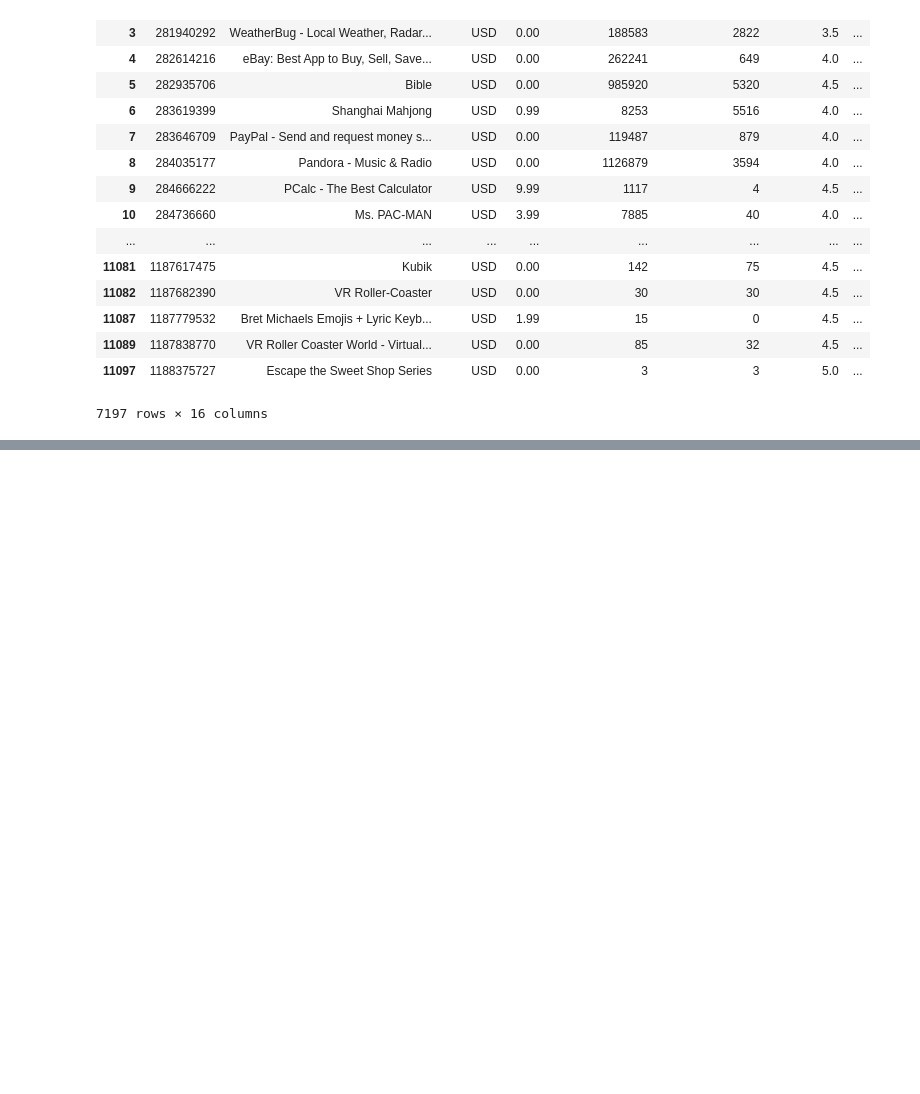
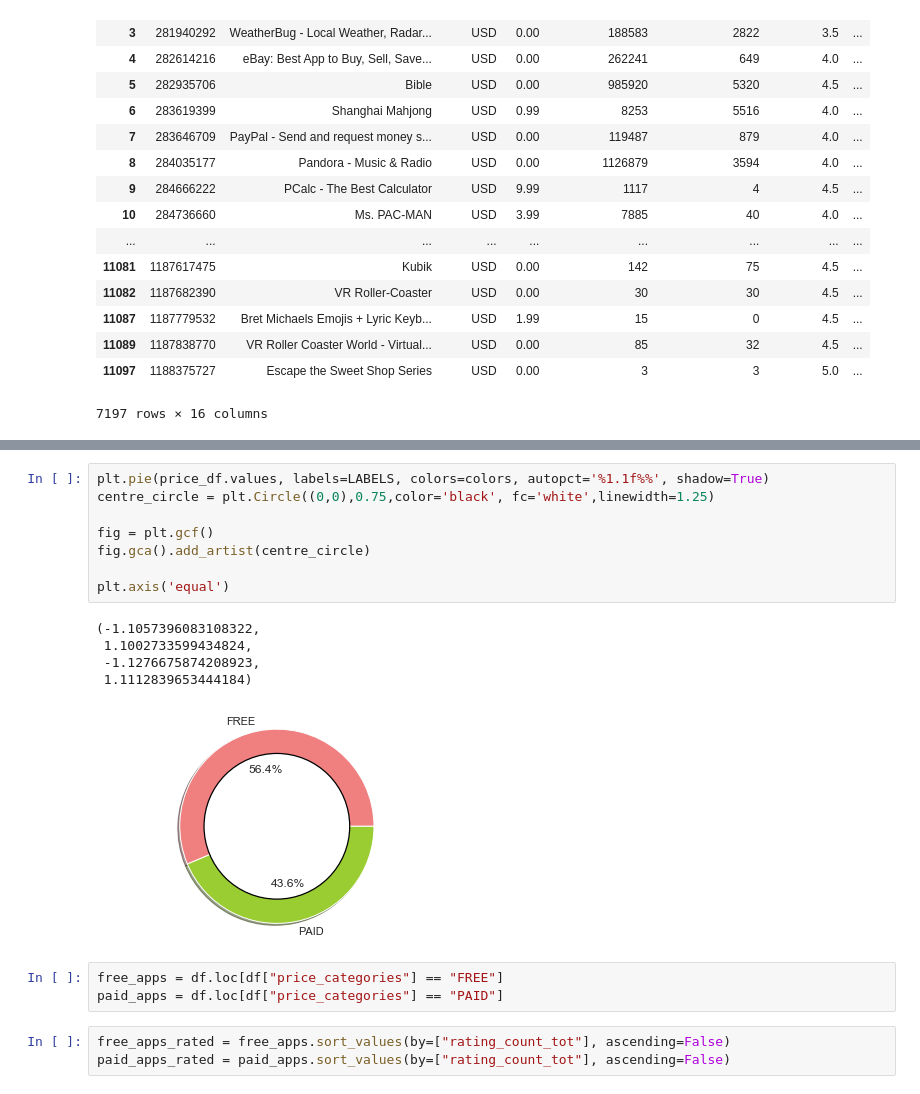
Before and after one commit to Sukhrobjon/DS-1.1, a Jupyter notebook: app_store_dataset/checking_out_data.ipynb, the cells around one changed output, grey strips where cells are left out. Drawn from its saved outputs; the diff is of its cells as text; blank space fills up the shorter version.

```diff
--- a/app_store_dataset/checking_out_data.ipynb
+++ b/app_store_dataset/checking_out_data.ipynb
@@ -191,0 +226,20 @@ df
+# %%
+plt.pie(price_df.values, labels=LABELS, colors=colors, autopct='%1.1f%%', shadow=True)
+centre_circle = plt.Circle((0,0),0.75,color='black', fc='white',linewidth=1.25)
+
+fig = plt.gcf()
+fig.gca().add_artist(centre_circle)
+
+plt.axis('equal')
+# %% [output]
+(-1.1057396083108322,
+ 1.1002733599434824,
+ -1.1276675874208923,
+ 1.1112839653444184)
+[figure, added]
+# %%
+free_apps = df.loc[df["price_categories"] == "FREE"]
+paid_apps = df.loc[df["price_categories"] == "PAID"]
+# %%
+free_apps_rated = free_apps.sort_values(by=["rating_count_tot"], ascending=False)
+paid_apps_rated = paid_apps.sort_values(by=["rating_count_tot"], ascending=False)
```
Also changed, not shown: parts of 14 cells of this notebook, 1 other file.
